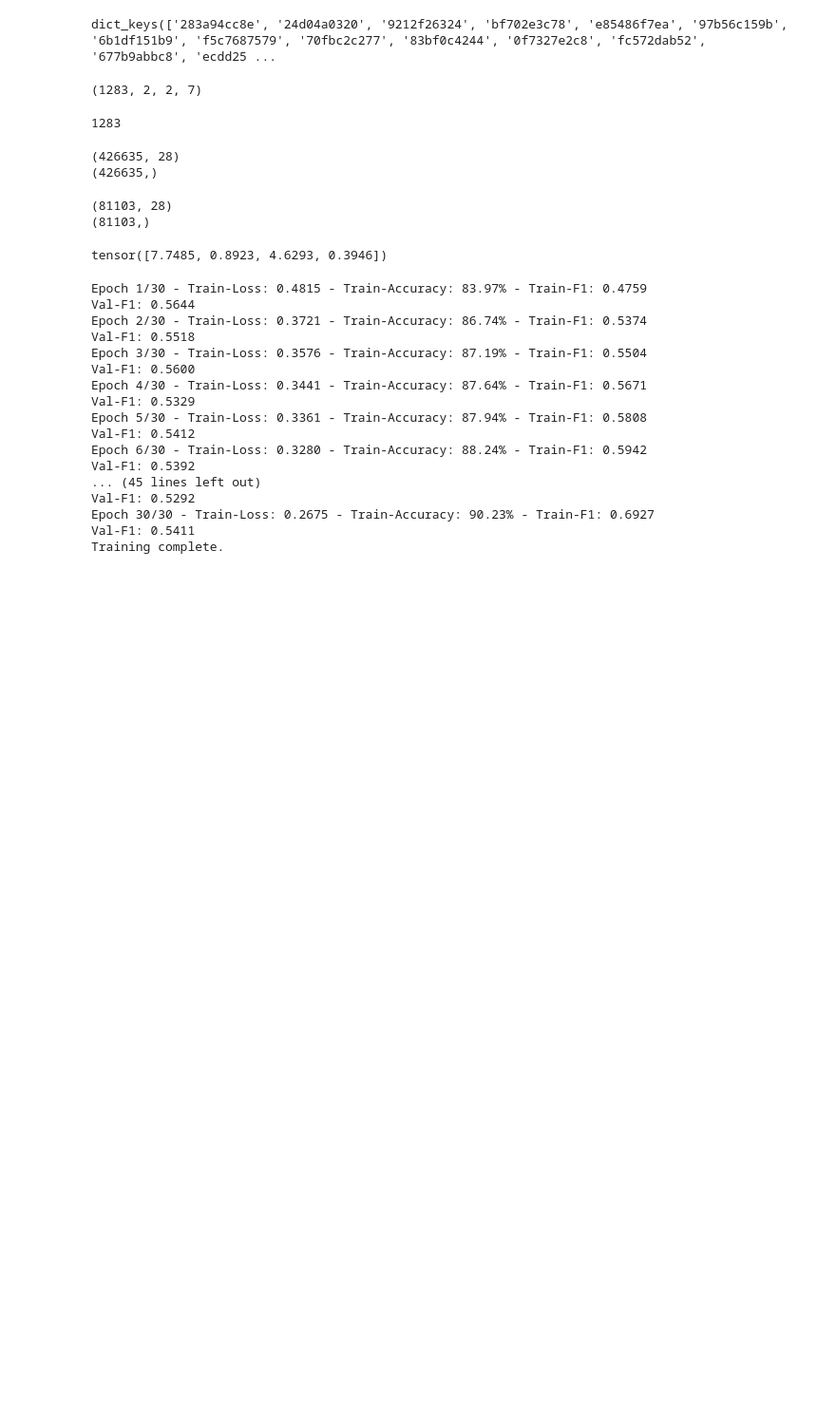
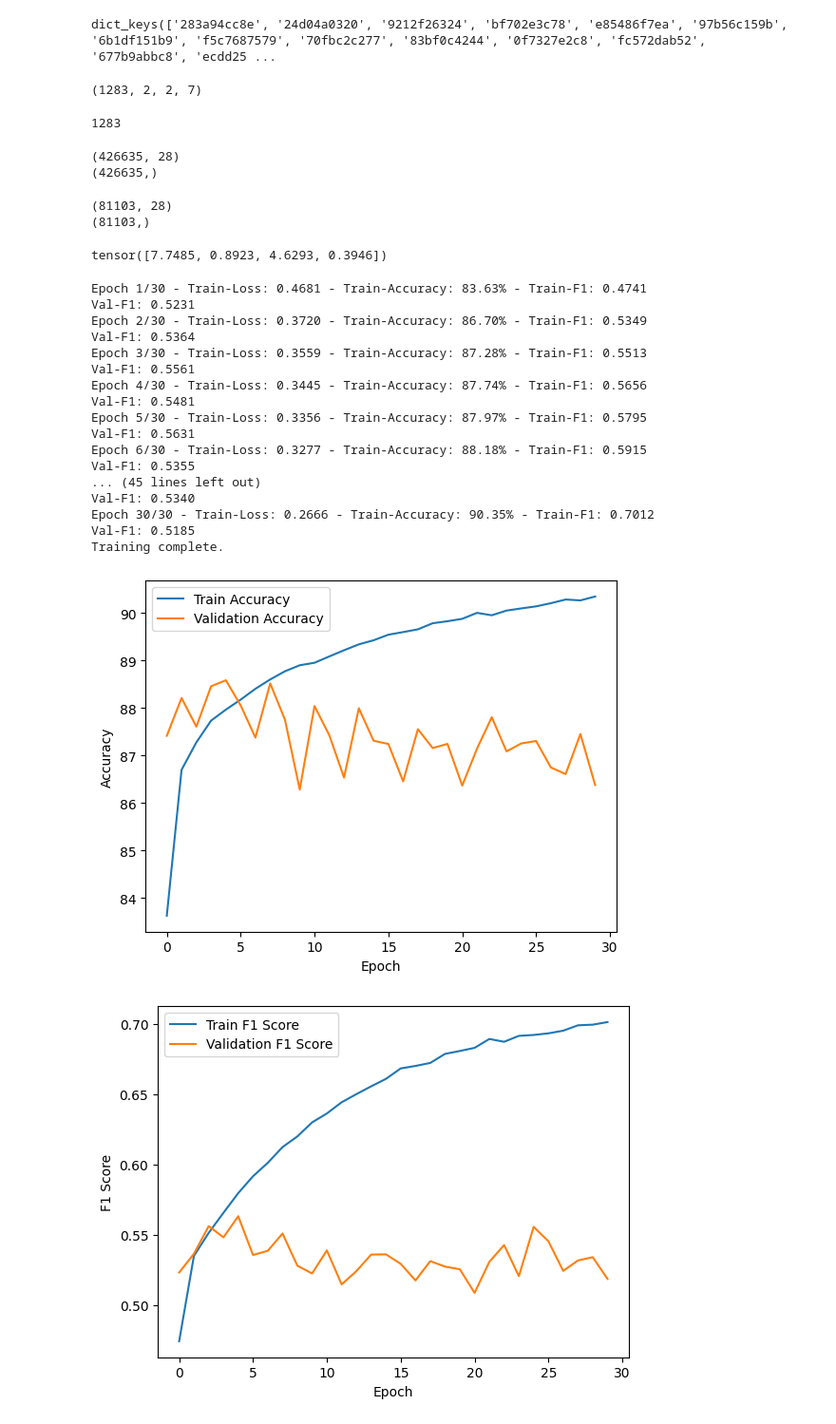
Before and after one commit to taoerman/cs7643, a Jupyter notebook: FC_classifier.ipynb, the cells around one changed output. Shown: that part at 95% size. Cells and saved outputs as stored; diff of their text form; code cells hidden in the pictures; blank space fills up the shorter version.

Commit message:
Add train_accuracies and F1 scores plot to the FC_Classifier

```diff
--- a/FC_classifier.ipynb
+++ b/FC_classifier.ipynb
@@ -202,9 +202,11 @@ def validation(model, val_features, val_labels, device='cuda' if torch.cuda.is_a
             labels = labels + batch_y.tolist()
             total_predicted = total_predicted + predicted.tolist()
             #label = ['attack', 'investigation', 'mount', 'other']
+
+    accuracy = 100 * correct_predictions / total_predictions
     F1 = f1_score(labels, total_predicted, average='macro', labels=[0, 1, 2])
     print(f"Val-F1: {F1:.4f}")
-    return F1
+    return accuracy, F1
 # %%
 def train_model(model, train_features, train_labels, epochs=10, batch_size=256, lr=1e-3, device='cuda' if torch.cuda.is_available() else 'cpu'):
     X = torch.tensor(train_features, dtype=torch.float32)
@@ -218,6 +220,11 @@ def train_model(model, train_features, train_labels, epochs=10, batch_size=256,
     # weight = label_weight(train_labels)
     weight = torch.tensor([1, 1, 1, 1], dtype=torch.float32)
     criterion = torch.nn.CrossEntropyLoss(weight=weight)
+
+    train_accuracies = []
+    train_f1s = []
+    val_accuracies = []
+    val_f1s = []
 
     for epoch in range(epochs):
         model.train()
@@ -246,28 +253,52 @@ def train_model(model, train_features, train_labels, epochs=10, batch_size=256,
         accuracy = 100 * correct_predictions / total_predictions
         F1 = f1_score(labels, total_predicted, average='macro', labels=[0, 1, 2])
         print(f"Epoch {epoch+1}/{epochs} - Train-Loss: {avg_loss:.4f} - Train-Accuracy: {accuracy:.2f}% - Train-F1: {F1:.4f}")
-        validation(model, val_features, val_labels, device='cuda' if torch.cuda.is_available() else 'cpu')
+        train_accuracies.append(accuracy)
+        train_f1s.append(F1)
+
+        val_accuracy,val_f1= validation(model, val_features, val_labels, device='cuda' if torch.cuda.is_available() else 'cpu')
+        val_accuracies.append(val_accuracy)
+        val_f1s.append(val_f1)
     print("Training complete.")
-    return model
+    return model, train_accuracies, train_f1s, val_accuracies, val_f1s
 # %%
 input_dim = 28
 model = FC_classifier(input_dim=input_dim)
-model = train_model(model, train_features, train_labels, epochs=30, batch_size=256, lr=1e-3, device='cuda' if torch.cuda.is_available() else 'cpu')
+model, train_accuracies, train_f1s, val_accuracies, val_f1s = train_model(model, train_features, train_labels, epochs=30, batch_size=256, lr=1e-3, device='cuda' if torch.cuda.is_available() else 'cpu')
 # %% [output]
-Epoch 1/30 - Train-Loss: 0.4815 - Train-Accuracy: 83.97% - Train-F1: 0.4759
-Val-F1: 0.5644
-Epoch 2/30 - Train-Loss: 0.3721 - Train-Accuracy: 86.74% - Train-F1: 0.5374
-Val-F1: 0.5518
-Epoch 3/30 - Train-Loss: 0.3576 - Train-Accuracy: 87.19% - Train-F1: 0.5504
-Val-F1: 0.5600
-Epoch 4/30 - Train-Loss: 0.3441 - Train-Accuracy: 87.64% - Train-F1: 0.5671
-Val-F1: 0.5329
-Epoch 5/30 - Train-Loss: 0.3361 - Train-Accuracy: 87.94% - Train-F1: 0.5808
-Val-F1: 0.5412
-Epoch 6/30 - Train-Loss: 0.3280 - Train-Accuracy: 88.24% - Train-F1: 0.5942
-Val-F1: 0.5392
+Epoch 1/30 - Train-Loss: 0.4681 - Train-Accuracy: 83.63% - Train-F1: 0.4741
+Val-F1: 0.5231
+Epoch 2/30 - Train-Loss: 0.3720 - Train-Accuracy: 86.70% - Train-F1: 0.5349
+Val-F1: 0.5364
+Epoch 3/30 - Train-Loss: 0.3559 - Train-Accuracy: 87.28% - Train-F1: 0.5513
+Val-F1: 0.5561
+Epoch 4/30 - Train-Loss: 0.3445 - Train-Accuracy: 87.74% - Train-F1: 0.5656
+Val-F1: 0.5481
+Epoch 5/30 - Train-Loss: 0.3356 - Train-Accuracy: 87.97% - Train-F1: 0.5795
+Val-F1: 0.5631
+Epoch 6/30 - Train-Loss: 0.3277 - Train-Accuracy: 88.18% - Train-F1: 0.5915
+Val-F1: 0.5355
 ... (45 lines left out)
-Val-F1: 0.5292
-Epoch 30/30 - Train-Loss: 0.2675 - Train-Accuracy: 90.23% - Train-F1: 0.6927
-Val-F1: 0.5411
+Val-F1: 0.5340
+Epoch 30/30 - Train-Loss: 0.2666 - Train-Accuracy: 90.35% - Train-F1: 0.7012
+Val-F1: 0.5185
 Training complete.
+# %%
+import matplotlib.pyplot as plt
+
+plt.plot(train_accuracies, label='Train Accuracy')
+plt.plot(val_accuracies, label='Validation Accuracy')
+plt.xlabel('Epoch')
+plt.ylabel('Accuracy')
+plt.legend()
+plt.show()
+
+plt.plot(train_f1s, label='Train F1 Score')
+plt.plot(val_f1s, label='Validation F1 Score')
+plt.xlabel('Epoch')
+plt.ylabel('F1 Score')
+plt.legend()
+plt.show()
+# %% [output]
+[figure, added]
+[figure, added]
```
